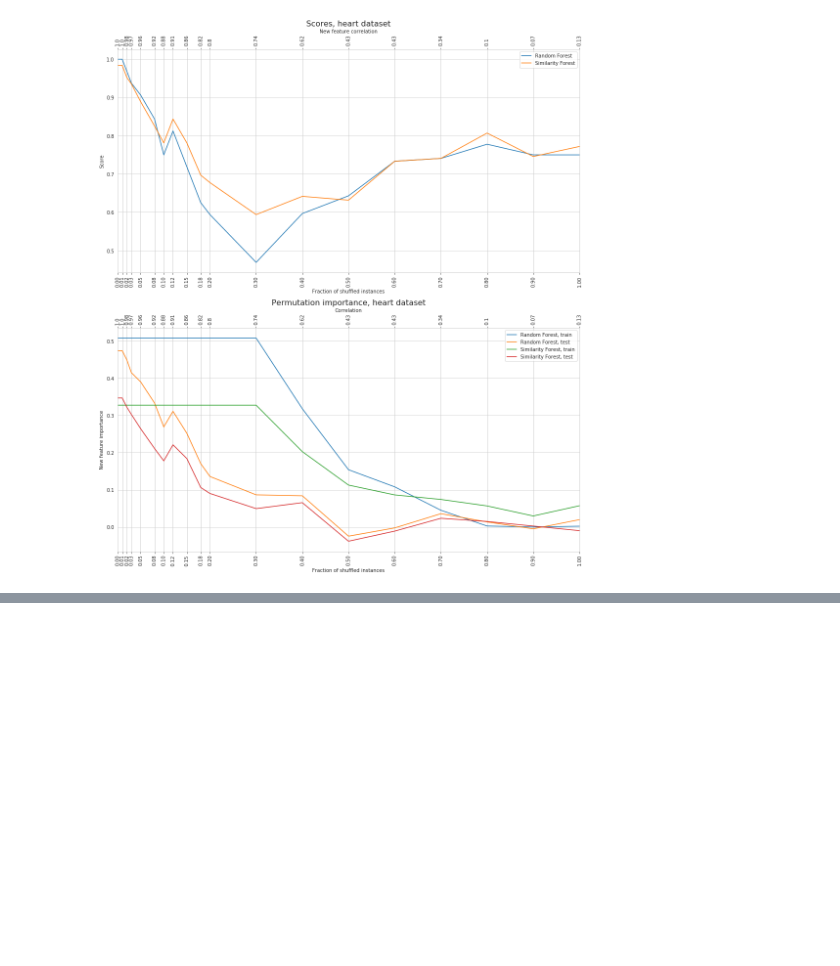
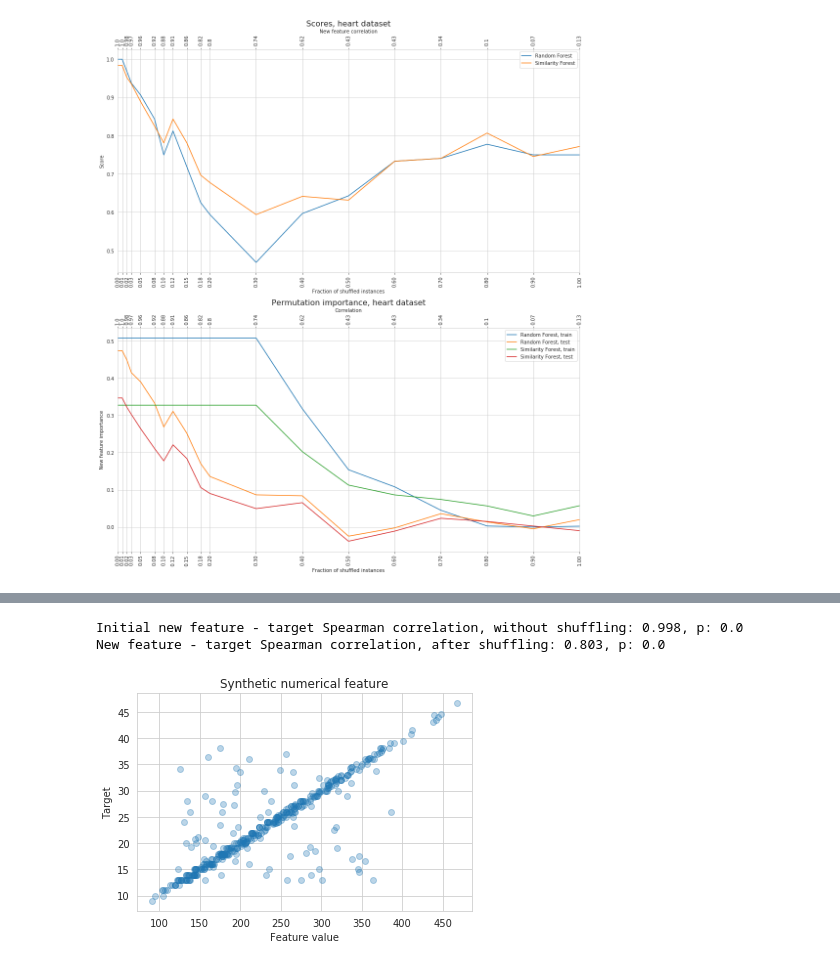
Before and after one commit to sfczekalski/similarity_forest, a Jupyter notebook: examples/Bias.ipynb, the cells around one changed output, grey strips where cells are left out. Saved outputs shown, nothing was run; the diff lists cells and outputs as text; code cells hidden in the pictures; blank space fills up the shorter version.

Commit message:
Syntetic numerical feature for regression target.

```diff
--- a/examples/Bias.ipynb
+++ b/examples/Bias.ipynb
@@ -164,0 +168,7 @@ plot_bias(fraction_range, correlations,
+# %%
+X, y = load_svmlight_file('data/mpg')
+X = X.toarray().astype(np.float32)
+
+features = [f'f{i+1}' for i in range(X.shape[1])]
+df = pd.DataFrame(X, columns=features)
+df.head()
@@ -164,0 +182,12 @@ plot_bias(fraction_range, correlations,
+# %%
+new_feature, corr = create_numerical_feature_regression(y, fraction=0.2, seed=SEED, verbose=True)
+df = pd.concat([pd.Series(new_feature, name='new_feature'), df], axis=1)
+
+plt.scatter(new_feature, y, alpha=0.3)
+plt.xlabel('Feature value')
+plt.ylabel('Target')
+plt.title('Synthetic numerical feature');
+# %% [output]
+Initial new feature - target Spearman correlation, without shuffling: 0.998, p: 0.0
+New feature - target Spearman correlation, after shuffling: 0.803, p: 0.0
+[figure, added]
```
Also changed, not shown: parts of 9 cells of this notebook, 1 other file.
